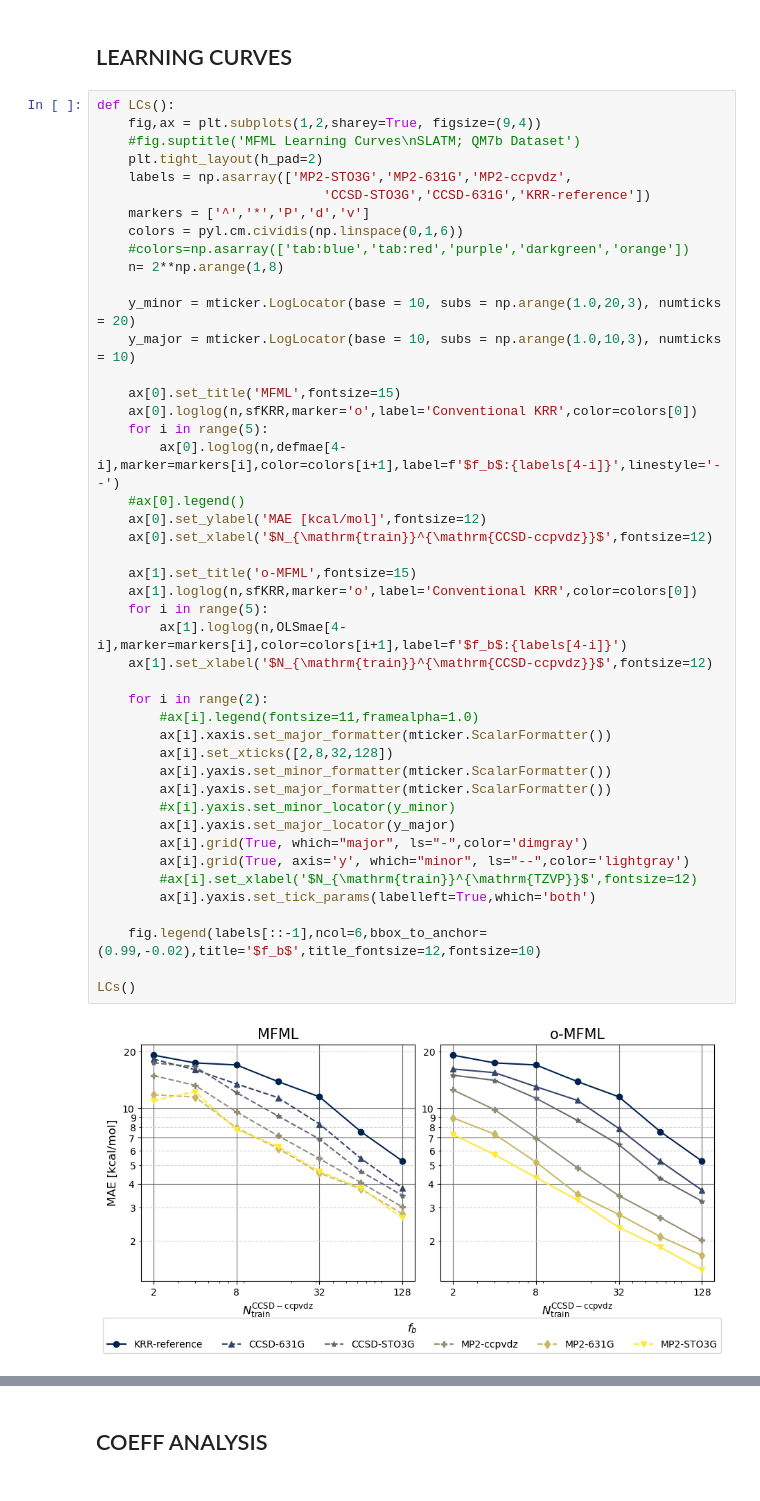
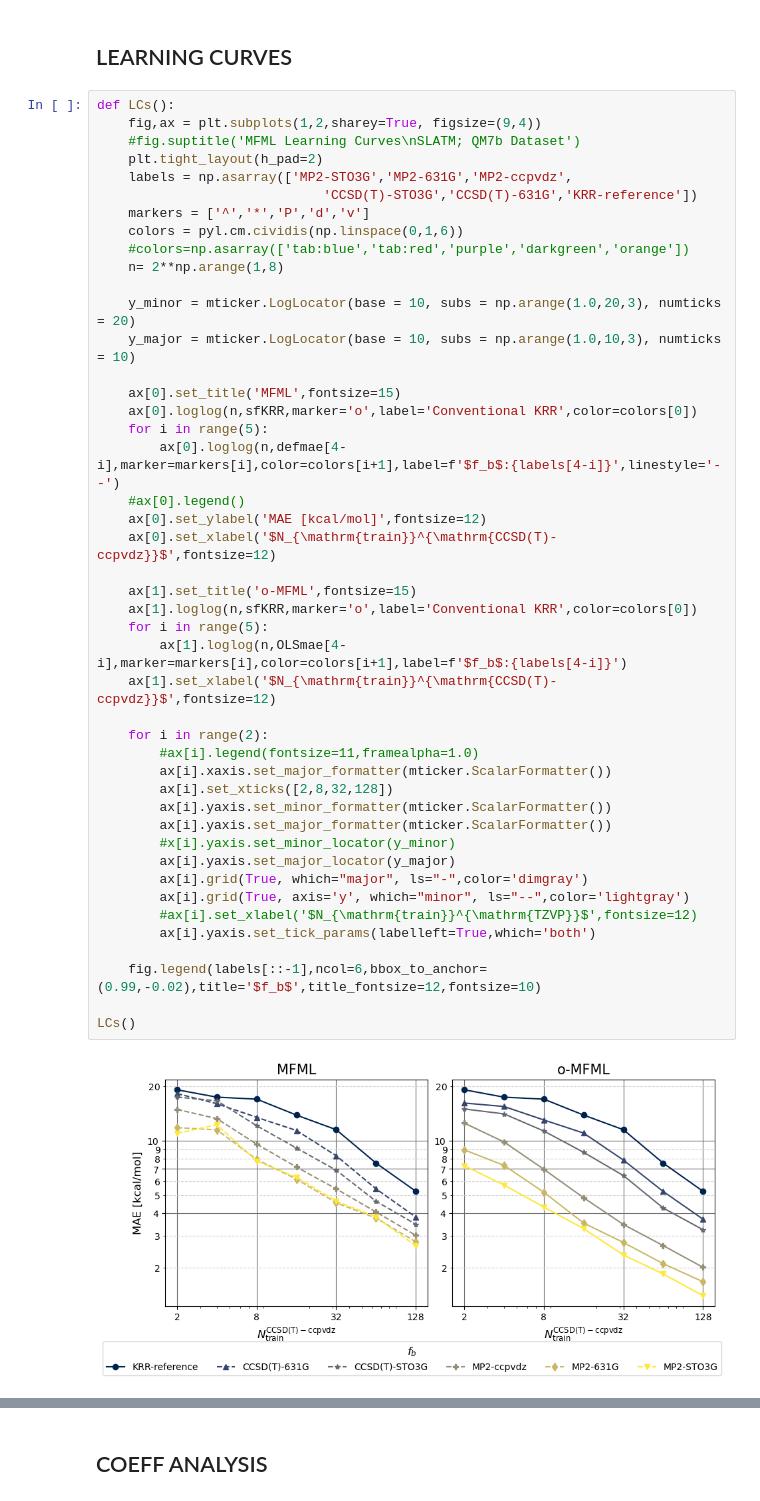
Before and after one commit to SM4DA/o-MFML_for_QC, a Jupyter notebook: QM7b/QM7bPlots.ipynb, the cells around one changed output, grey strips where cells are left out. Saved outputs shown, nothing was run; the diff lists cells and outputs as text.

Commit message:
Changed CCSD to CCSD(T) in plots

```diff
--- a/QM7b/QM7bPlots.ipynb
+++ b/QM7b/QM7bPlots.ipynb
@@ -99,7 +99,7 @@ def LCs():
     #fig.suptitle('MFML Learning Curves\nSLATM; QM7b Dataset')
     plt.tight_layout(h_pad=2)
     labels = np.asarray(['MP2-STO3G','MP2-631G','MP2-ccpvdz',
-                             'CCSD-STO3G','CCSD-631G','KRR-reference'])
+                             'CCSD(T)-STO3G','CCSD(T)-631G','KRR-reference'])
     markers = ['^','*','P','d','v']
     colors = pyl.cm.cividis(np.linspace(0,1,6))
     #colors=np.asarray(['tab:blue','tab:red','purple','darkgreen','orange'])
@@ -110,36 +110,36 @@ def LCs():
 
     ax[0].set_title('MFML',fontsize=15)
     ax[0].loglog(n,sfKRR,marker='o',label='Conventional KRR',color=colors[0])
     for i in range(5):
         ax[0].loglog(n,defmae[4-i],marker=markers[i],color=colors[i+1],label=f'$f_b$:{labels[4-i]}',linestyle='--')
     #ax[0].legend()
     ax[0].set_ylabel('MAE [kcal/mol]',fontsize=12)
-    ax[0].set_xlabel('$N_{\mathrm{train}}^{\mathrm{CCSD-ccpvdz}}$',fontsize=12)
+    ax[0].set_xlabel('$N_{\mathrm{train}}^{\mathrm{CCSD(T)-ccpvdz}}$',fontsize=12)
 
     ax[1].set_title('o-MFML',fontsize=15)
     ax[1].loglog(n,sfKRR,marker='o',label='Conventional KRR',color=colors[0])
     for i in range(5):
         ax[1].loglog(n,OLSmae[4-i],marker=markers[i],color=colors[i+1],label=f'$f_b$:{labels[4-i]}')
-    ax[1].set_xlabel('$N_{\mathrm{train}}^{\mathrm{CCSD-ccpvdz}}$',fontsize=12)
+    ax[1].set_xlabel('$N_{\mathrm{train}}^{\mathrm{CCSD(T)-ccpvdz}}$',fontsize=12)
 
     for i in range(2):
         #ax[i].legend(fontsize=11,framealpha=1.0)
         ax[i].xaxis.set_major_formatter(mticker.ScalarFormatter())
         ax[i].set_xticks([2,8,32,128])
         ax[i].yaxis.set_minor_formatter(mticker.ScalarFormatter())
         ax[i].yaxis.set_major_formatter(mticker.ScalarFormatter())
         #x[i].yaxis.set_minor_locator(y_minor)
         ax[i].yaxis.set_major_locator(y_major)
         ax[i].grid(True, which="major", ls="-",color='dimgray')
         ax[i].grid(True, axis='y', which="minor", ls="--",color='lightgray')
         #ax[i].set_xlabel('$N_{\mathrm{train}}^{\mathrm{TZVP}}$',fontsize=12)
         ax[i].yaxis.set_tick_params(labelleft=True,which='both')
 
     fig.legend(labels[::-1],ncol=6,bbox_to_anchor=(0.99,-0.02),title='$f_b$',title_fontsize=12,fontsize=10)
 
 LCs()
 # %% [output]
-[figure, old version]
+[figure, new version]
 # %%
 def individual_LC():
     fig,ax = plt.subplots(2,3,figsize=(10,6))
```
Also changed, not shown: parts of 5 cells of this notebook.
